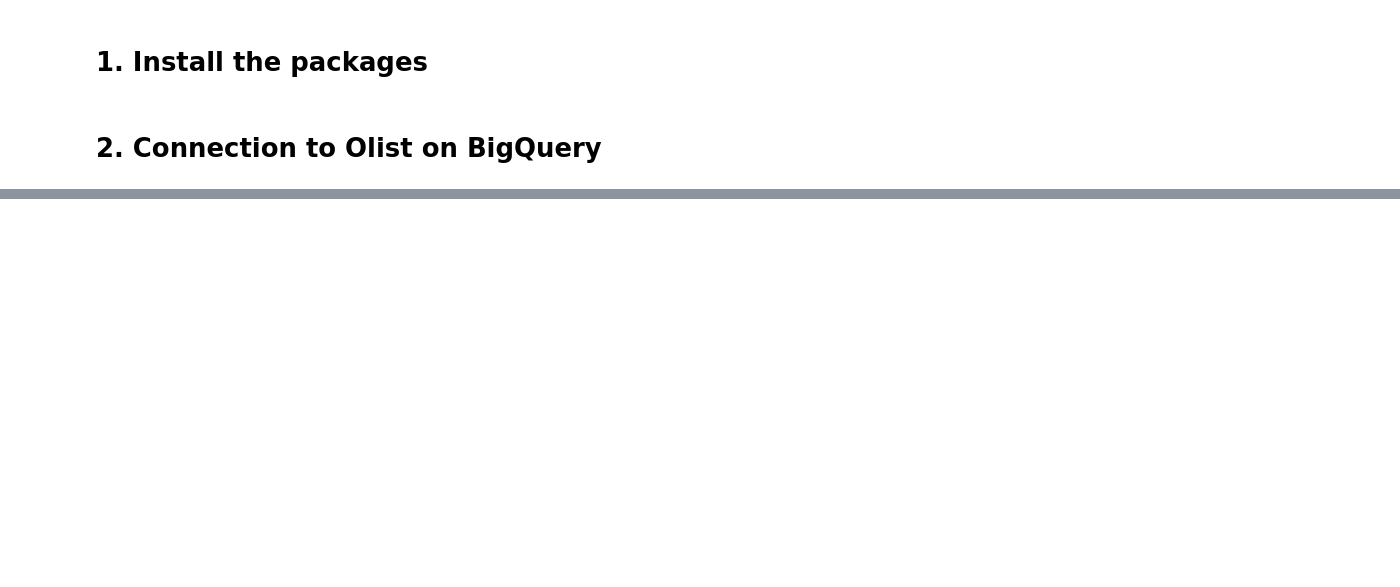
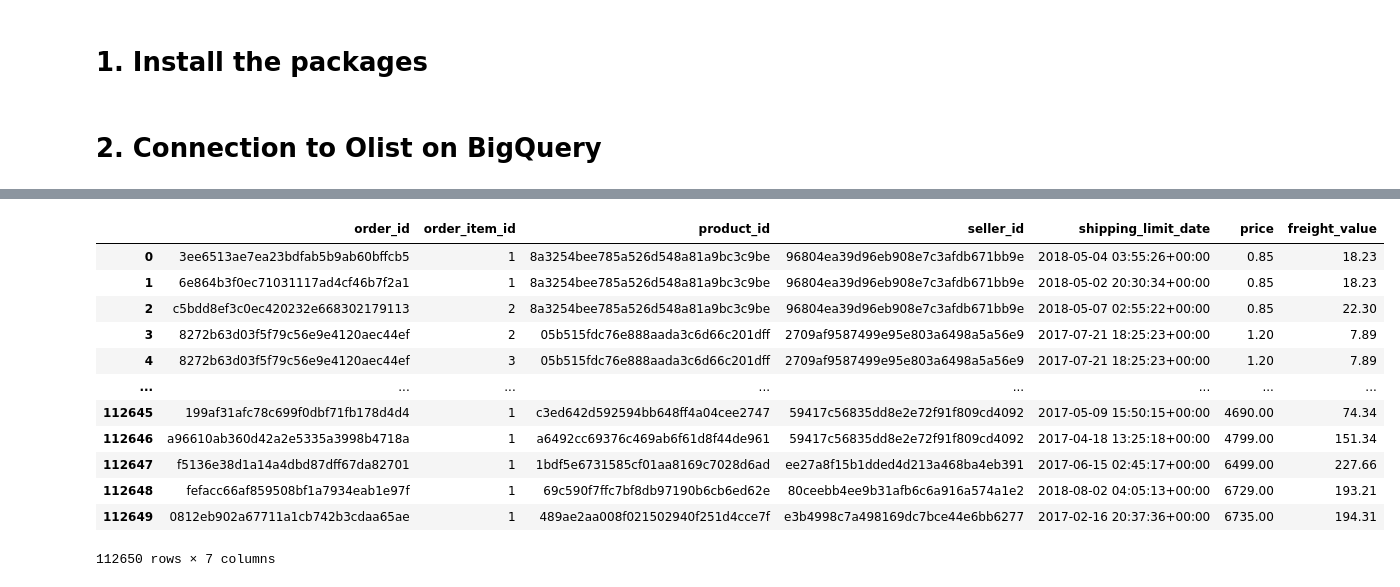
Before and after one commit to roysam/dsai-module-2-group-1, a Jupyter notebook: olis_data_exploration.ipynb, the cells around one changed output, grey strips where cells are left out. Cells and saved outputs as stored; diff of their text form; code cells hidden in the pictures; blank space fills up the shorter version.

```diff
--- a/olis_data_exploration.ipynb
+++ b/olis_data_exploration.ipynb
@@ -31,15 +33,28 @@ client = bigquery.Client(
 # %%
-
 # Define the SQL query
-query = "SELECT * FROM dsai-module-2-project.olist.order_items LIMIT 1000"
+query = "SELECT * FROM dsai-module-2-project.olist.order_items"
 
 # Run the query
 query_job = client.query(query)
 
 # Wait for the query to finish and fetch the results
 results = query_job.result()
 
 # Run the query and fetch the results into a DataFrame
-df = client.query(query).to_dataframe()
+df_order_items = client.query(query).to_dataframe()
 
-df
+df_order_items
+# %% [output]
+|  | order_id | order_item_id | product_id | seller_id | shipping_limit_date | price | freight_value |
+| 0 | 3ee6513ae7ea23bdfab5b9ab60bffcb5 | 1 | 8a3254bee785a526d548a81a9bc3c9be | 96804ea39d96eb908e7c3afdb671bb9e | 2018-05-04 03:55:26+00:00 | 0.85 | 18.23 |
+| 1 | 6e864b3f0ec71031117ad4cf46b7f2a1 | 1 | 8a3254bee785a526d548a81a9bc3c9be | 96804ea39d96eb908e7c3afdb671bb9e | 2018-05-02 20:30:34+00:00 | 0.85 | 18.23 |
+| 2 | c5bdd8ef3c0ec420232e668302179113 | 2 | 8a3254bee785a526d548a81a9bc3c9be | 96804ea39d96eb908e7c3afdb671bb9e | 2018-05-07 02:55:22+00:00 | 0.85 | 22.30 |
+| 3 | 8272b63d03f5f79c56e9e4120aec44ef | 2 | 05b515fdc76e888aada3c6d66c201dff | 2709af9587499e95e803a6498a5a56e9 | 2017-07-21 18:25:23+00:00 | 1.20 | 7.89 |
+| 4 | 8272b63d03f5f79c56e9e4120aec44ef | 3 | 05b515fdc76e888aada3c6d66c201dff | 2709af9587499e95e803a6498a5a56e9 | 2017-07-21 18:25:23+00:00 | 1.20 | 7.89 |
+| ... | ... | ... | ... | ... | ... | ... | ... |
+| 112645 | 199af31afc78c699f0dbf71fb178d4d4 | 1 | c3ed642d592594bb648ff4a04cee2747 | 59417c56835dd8e2e72f91f809cd4092 | 2017-05-09 15:50:15+00:00 | 4690.00 | 74.34 |
+| 112646 | a96610ab360d42a2e5335a3998b4718a | 1 | a6492cc69376c469ab6f61d8f44de961 | 59417c56835dd8e2e72f91f809cd4092 | 2017-04-18 13:25:18+00:00 | 4799.00 | 151.34 |
+| 112647 | f5136e38d1a14a4dbd87dff67da82701 | 1 | 1bdf5e6731585cf01aa8169c7028d6ad | ee27a8f15b1dded4d213a468ba4eb391 | 2017-06-15 02:45:17+00:00 | 6499.00 | 227.66 |
+| 112648 | fefacc66af859508bf1a7934eab1e97f | 1 | 69c590f7ffc7bf8db97190b6cb6ed62e | 80ceebb4ee9b31afb6c6a916a574a1e2 | 2018-08-02 04:05:13+00:00 | 6729.00 | 193.21 |
+| 112649 | 0812eb902a67711a1cb742b3cdaa65ae | 1 | 489ae2aa008f021502940f251d4cce7f | e3b4998c7a498169dc7bce44e6bb6277 | 2017-02-16 20:37:36+00:00 | 6735.00 | 194.31 |
+112650 rows × 7 columns
```
Also changed, not shown: parts of 36 cells of this notebook.
